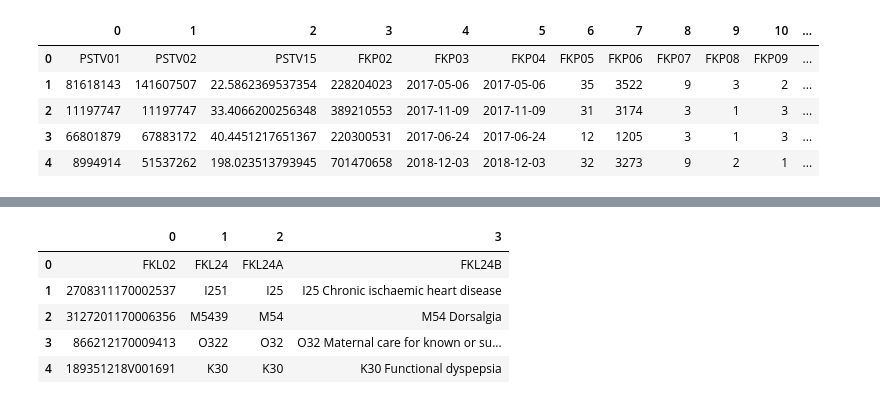
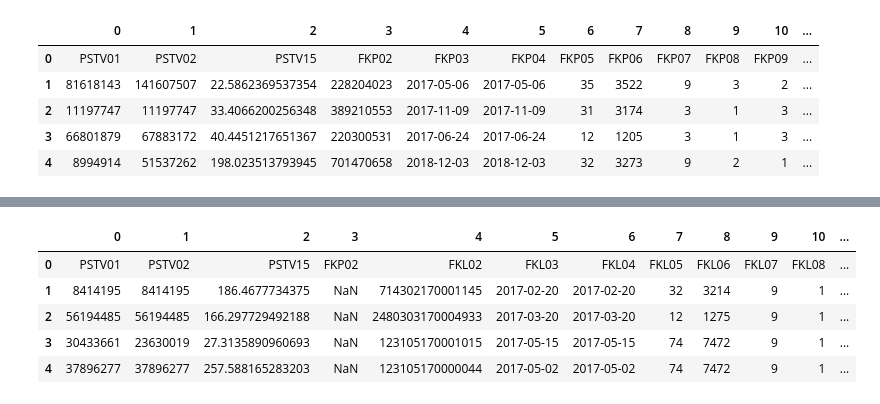
Before and after one commit to alien087/visualthon_bpjs, a Jupyter notebook: Untitled.ipynb, the cells around one changed output, grey strips where cells are left out. Drawn from its saved outputs; the diff is of its cells as text; code cells hidden in the pictures.

```diff
--- a/Untitled.ipynb
+++ b/Untitled.ipynb
@@ -52,11 +36,11 @@ data4.head()
 | 3 | 50959771 | 50959771 | 52.0008697509766 | 40181217Y000563 | 2017-12-11 | 2017-12-11 | 2017-12-11 | 11 | 1108 | 3 | 1 | ... |
 | 4 | 56188502 | 56188502 | 23.6367607116699 | 4710317Y000090 | 2017-03-28 | 2017-03-28 | 2017-03-30 | 17 | 1706 | 3 | 1 | ... |
 # %%
-data5.head()
+data3.head()
 # %% [output]
-|  | 0 | 1 | 2 | 3 |
-| 0 | FKL02 | FKL24 | FKL24A | FKL24B |
-| 1 | 2708311170002537 | I251 | I25 | I25 Chronic ischaemic heart disease |
-| 2 | 3127201170006356 | M5439 | M54 | M54 Dorsalgia |
-| 3 | 866212170009413 | O322 | O32 | O32 Maternal care for known or su... |
-| 4 | 189351218V001691 | K30 | K30 | K30 Functional dyspepsia |
+|  | 0 | 1 | 2 | 3 | 4 | 5 | 6 | 7 | 8 | 9 | 10 | ... |
+| 0 | PSTV01 | PSTV02 | PSTV15 | FKP02 | FKL02 | FKL03 | FKL04 | FKL05 | FKL06 | FKL07 | FKL08 | ... |
+| 1 | 8414195 | 8414195 | 186.4677734375 | NaN | 714302170001145 | 2017-02-20 | 2017-02-20 | 32 | 3214 | 9 | 1 | ... |
+| 2 | 56194485 | 56194485 | 166.297729492188 | NaN | 2480303170004933 | 2017-03-20 | 2017-03-20 | 12 | 1275 | 9 | 1 | ... |
+| 3 | 30433661 | 23630019 | 27.3135890960693 | NaN | 123105170001015 | 2017-05-15 | 2017-05-15 | 74 | 7472 | 9 | 1 | ... |
+| 4 | 37896277 | 37896277 | 257.588165283203 | NaN | 123105170000044 | 2017-05-02 | 2017-05-02 | 74 | 7472 | 9 | 1 | ... |
```
Also changed, not shown: parts of 22 cells of this notebook, 1 other file.
